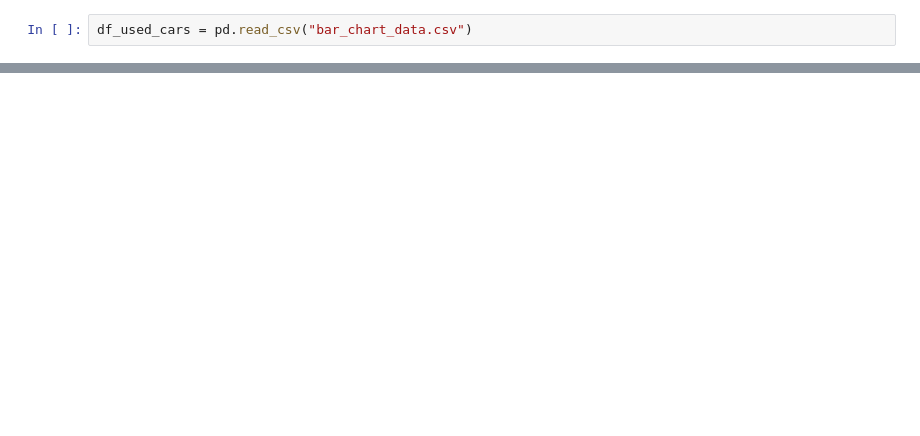
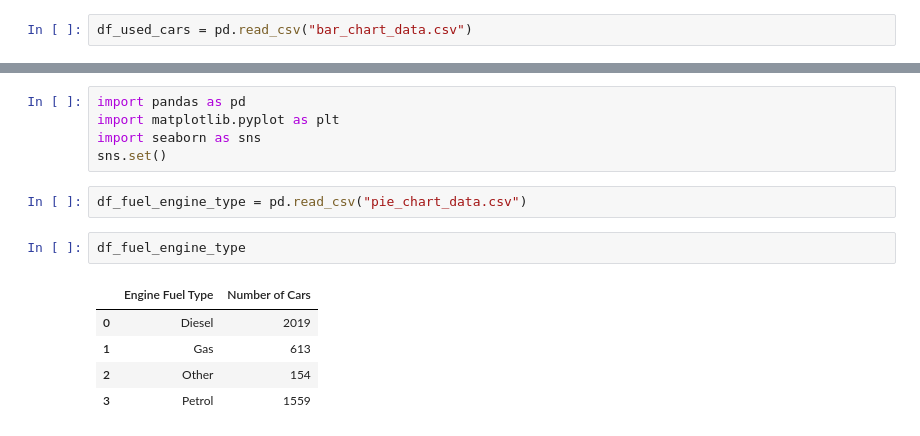
Before and after one commit to abellajakeyabut/datascience, a Jupyter notebook: Untitled10.ipynb, the cells around one changed output, grey strips where cells are left out. Cells and saved outputs as stored; diff of their text form; blank space fills up the shorter version.

```diff
--- a/Untitled10.ipynb
+++ b/Untitled10.ipynb
@@ -18,0 +30,15 @@ plt.show()
+# %%
+import pandas as pd
+import matplotlib.pyplot as plt
+import seaborn as sns
+sns.set()
+# %%
+df_fuel_engine_type = pd.read_csv("pie_chart_data.csv")
+# %%
+df_fuel_engine_type
+# %% [output]
+|  | Engine Fuel Type | Number of Cars |
+| 0 | Diesel | 2019 |
+| 1 | Gas | 613 |
+| 2 | Other | 154 |
+| 3 | Petrol | 1559 |
```
Also changed, not shown: parts of 4 cells of this notebook, 2 other files.
